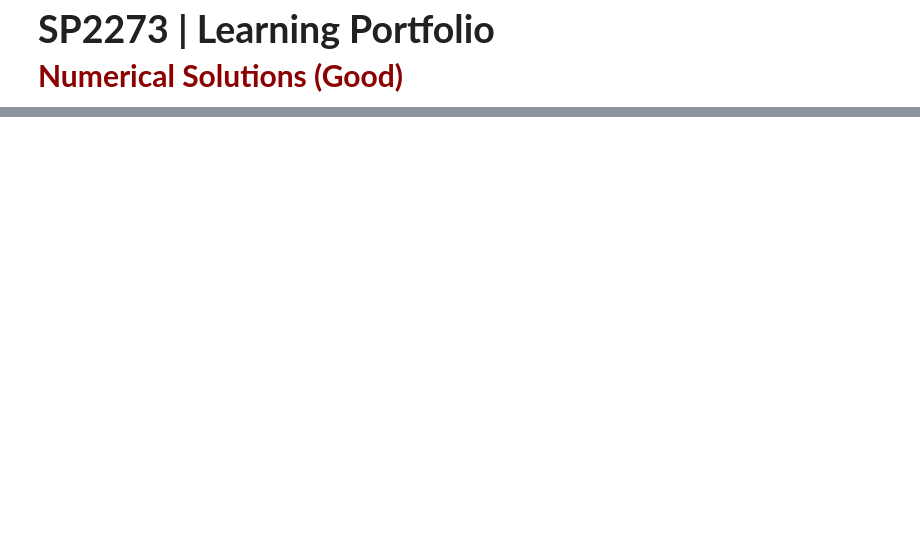
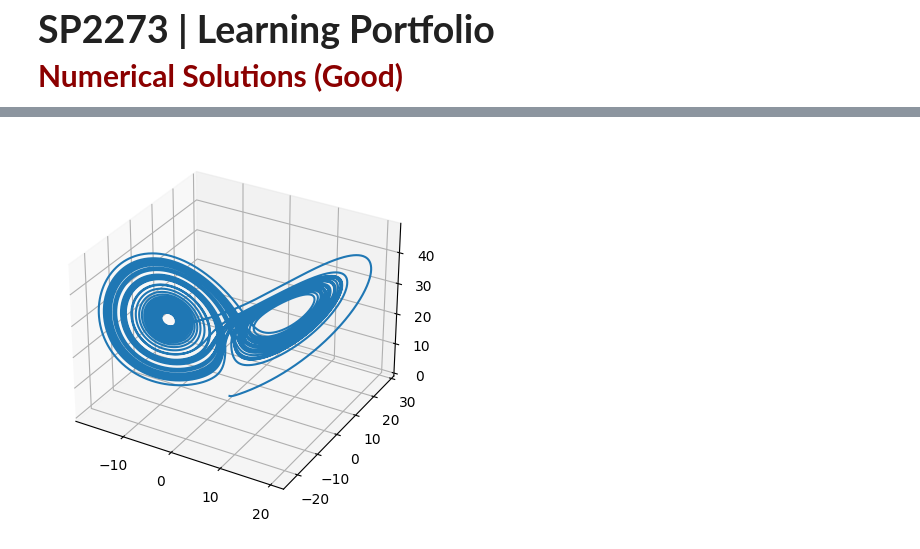
Before and after one commit to SPS-SP2273/learning-portfolio-shawn1368, a Jupyter notebook: numerical solutions/numerical_solutions_(good).ipynb, the cells around one changed output, grey strips where cells are left out. Saved outputs shown, nothing was run; the diff lists cells and outputs as text; code cells hidden in the pictures; blank space fills up the shorter version.

```diff
--- a/numerical solutions/numerical_solutions_(good).ipynb
+++ b/numerical solutions/numerical_solutions_(good).ipynb
@@ -395,0 +372,31 @@ plt.show()
+# %%
+# Solution with scipy
+from scipy.integrate import odeint
+
+def dydx(Y, t, 𝛔, ρ, β):
+    x, y, z = Y
+
+    new_x = 𝛔 * (y - x)
+    new_y = x * (ρ - z) - y
+    new_z = x * y - β * z
+
+    return new_x, new_y, new_z
+
+max_time = 50
+dt = 0.001
+x, y, z = 0, 1, 0
+𝛔, ρ, β = 10, 28, 8/3
+
+data = {'time': np.arange(0, max_time, dt), 'x': [], 'y': [], 'z': []}
+
+results = odeint(func=dydx, y0=[x, y, z], t=data['time'], args=(𝛔, ρ, β))
+
+data['x'] = results[:, 0]
+data['y'] = results[:, 1]
+data['z'] = results[:, 2]
+
+ax = plt.axes(projection='3d')
+ax.plot3D(data['x'], data['y'], data['z'])
+plt.show()
+# %% [output]
+[figure, added]
```
Also changed, not shown: parts of 94 cells of this notebook, 3 other files.
